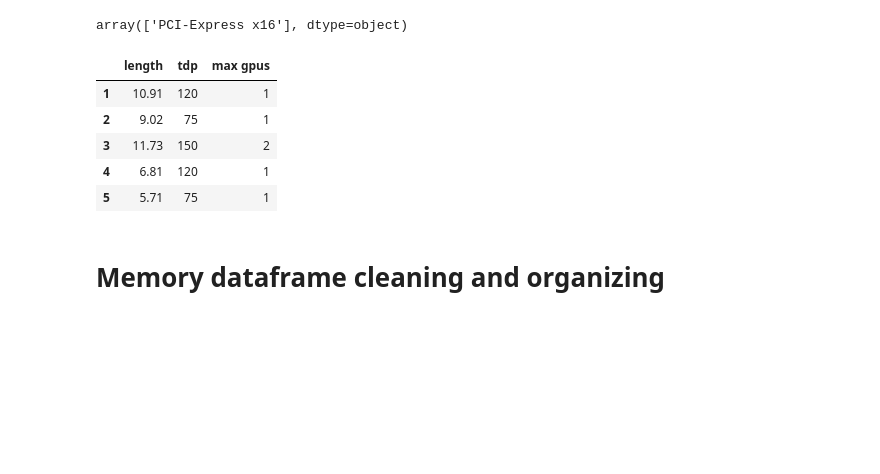
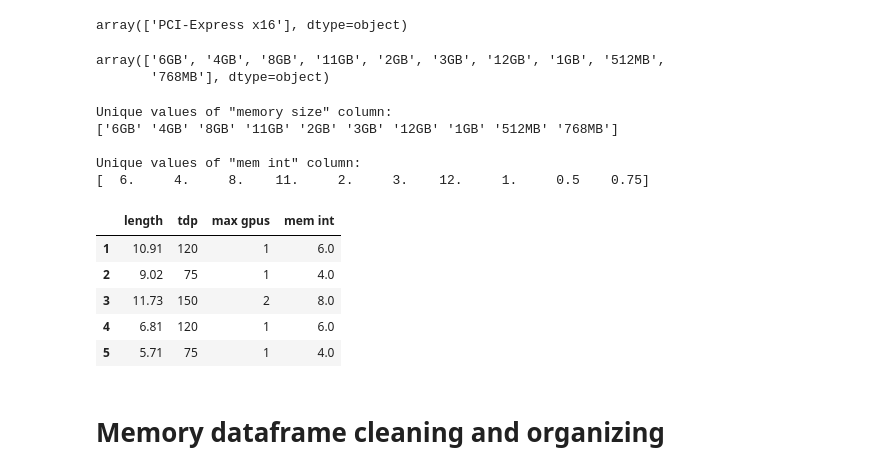
Before and after one commit to nycdatasci/bootcamp009_project, a Jupyter notebook: Project2-WebScraping/samomullane/pcparts initial eda.ipynb, the cells around one changed output. Saved outputs shown, nothing was run; the diff lists cells and outputs as text; code cells hidden in the pictures; blank space fills up the shorter version.

```diff
--- a/Project2-WebScraping/samomullane/pcparts initial eda.ipynb
+++ b/Project2-WebScraping/samomullane/pcparts initial eda.ipynb
@@ -769,15 +795,36 @@ gpu['max gpus'] = map(lambda x: max([x[0],x[1]]),
 gpu['interface'].unique()
 # %% [output]
 array(['PCI-Express x16'], dtype=object)
+# %%
+gpu['memory size'].unique()
+# %% [output]
+array(['6GB', '4GB', '8GB', '11GB', '2GB', '3GB', '12GB', '1GB', '512MB',
+       '768MB'], dtype=object)
+# %%
+print 'Unique values of "memory size" column:\n{}\n'.format(gpu['memory size'].unique())
+
+#Look for GB and MB identifier, store the number value in the first group; store the unit in the second/third group
+gpu_mem = [re.search('([0-9]+)(MB)?(GB)?', x) for x in gpu['memory size']]
+
+#Multiply by the appropriate conversion
+gpu['mem int'] = [float(x.group(1))/(2**10) if x.group(2)=='MB' else int(x.group(1)) for x in gpu_mem]
+
+print 'Unique values of "mem int" column:\n{}\n'.format(gpu['mem int'].unique())
+# %% [output]
+Unique values of "memory size" column:
+['6GB' '4GB' '8GB' '11GB' '2GB' '3GB' '12GB' '1GB' '512MB' '768MB']
+
+Unique values of "mem int" column:
+[  6.     4.     8.    11.     2.     3.    12.     1.     0.5    0.75]
 # %%
-gpu[['length','tdp', 'max gpus']].head()
+gpu[['length','tdp', 'max gpus', 'mem int']].head()
 # %% [output]
-|  | length | tdp | max gpus |
-| 1 | 10.91 | 120 | 1 |
-| 2 | 9.02 | 75 | 1 |
-| 3 | 11.73 | 150 | 2 |
-| 4 | 6.81 | 120 | 1 |
-| 5 | 5.71 | 75 | 1 |
+|  | length | tdp | max gpus | mem int |
+| 1 | 10.91 | 120 | 1 | 6.0 |
+| 2 | 9.02 | 75 | 1 | 4.0 |
+| 3 | 11.73 | 150 | 2 | 8.0 |
+| 4 | 6.81 | 120 | 1 | 6.0 |
+| 5 | 5.71 | 75 | 1 | 4.0 |
 # %% [markdown]
 # Memory dataframe cleaning and organizing
 # %% [markdown]
```
Also changed, not shown: parts of 14 cells of this notebook, 11 other files.
